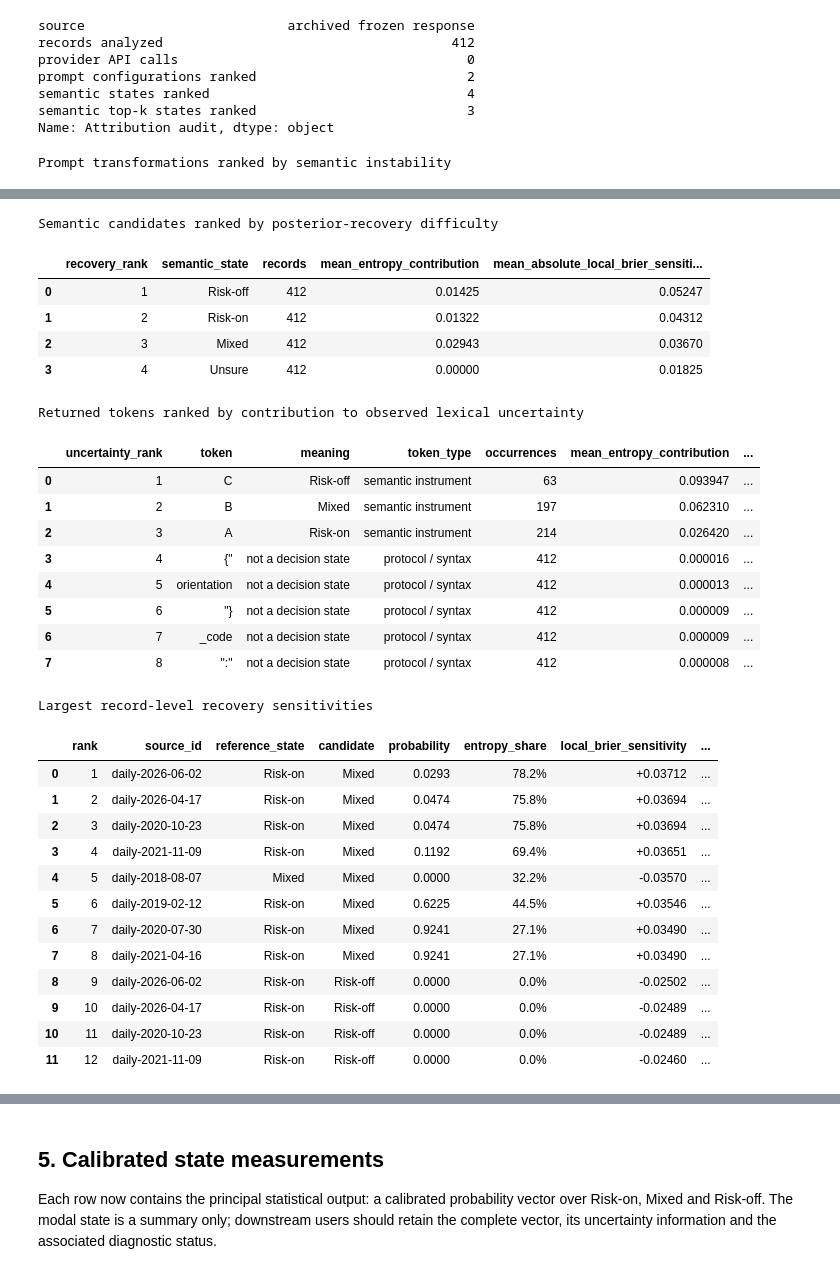
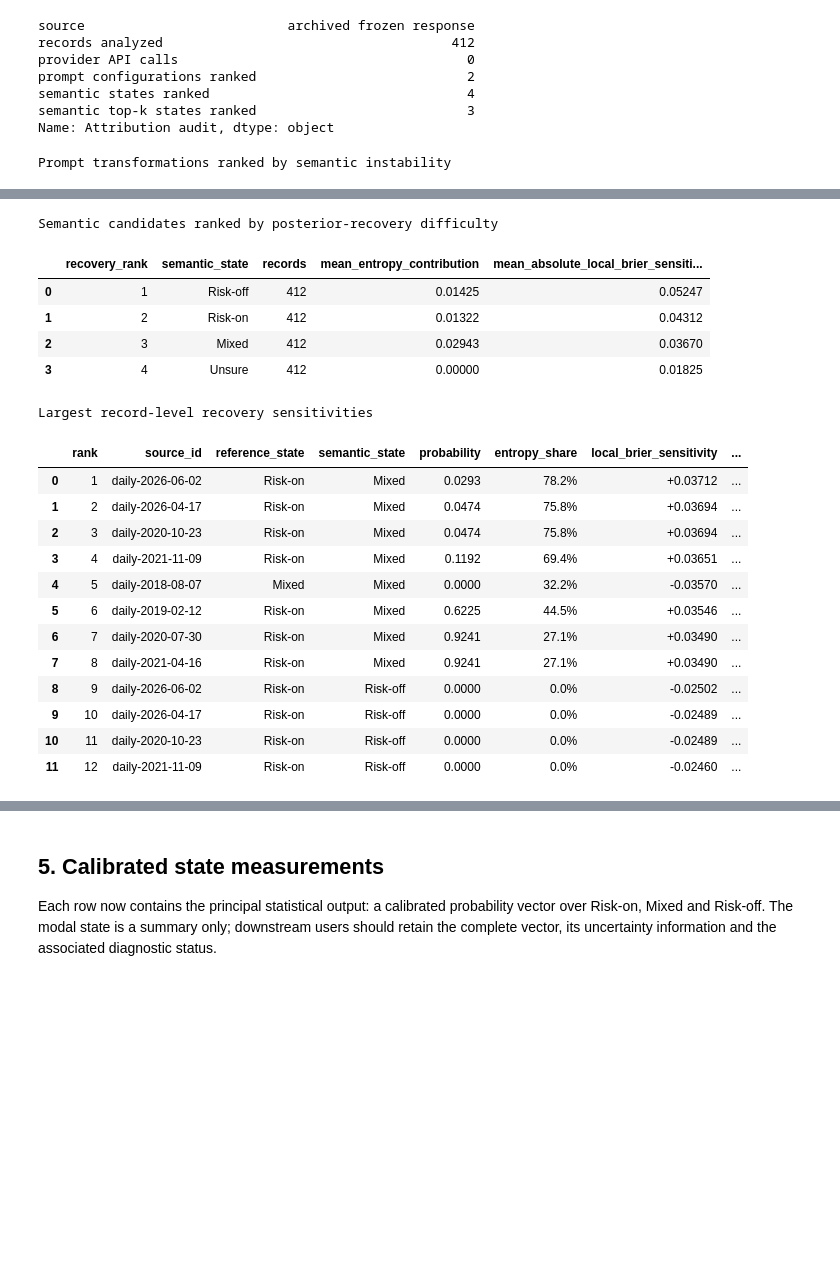
Before and after one commit to mfrdixon/BeliefLens-RSS-Reproducibility, a Jupyter notebook: examples/notebooks/finance/SPY_SGOV_public_reproduction.ipynb, the cells around one changed output, grey strips where cells are left out. Drawn from its saved outputs; the diff is of its cells as text; code cells hidden in the pictures; blank space fills up the shorter version.

```diff
--- a/examples/notebooks/finance/SPY_SGOV_public_reproduction.ipynb
+++ b/examples/notebooks/finance/SPY_SGOV_public_reproduction.ipynb
@@ -206,7 +206,6 @@ Name: Attribution audit, dtype: object
 # %%
 prompt_attribution = pd.DataFrame(attribution['rankings']['prompt_spans'])
 output_attribution = pd.DataFrame(attribution['rankings']['output_candidates'])
-topk_attribution = pd.DataFrame(attribution['rankings']['top_k_tokens'])
 mapping = attribution.get('verbalizer_mapping', {})
 output_attribution['semantic_state'] = output_attribution['candidate'].map(mapping).fillna(output_attribution['candidate'])
 semantic_output = output_attribution.drop(columns=['candidate'], errors='ignore')
@@ -216,25 +215,11 @@ recovery_by_state = semantic_output[[
 ]].sort_values('mean_absolute_local_brier_sensitivity', ascending=False).reset_index(drop=True)
 recovery_by_state.insert(0, 'recovery_rank', np.arange(1, len(recovery_by_state) + 1))
 
-token_uncertainty = topk_attribution.copy()
-token_uncertainty['token_type'] = np.where(token_uncertainty['semantic_state'].notna(), 'semantic instrument', 'protocol / syntax')
-token_uncertainty['meaning'] = token_uncertainty['semantic_state'].fillna('not a decision state')
-total_ranked_entropy = token_uncertainty['mean_entropy_contribution'].sum()
-token_uncertainty['share_of_ranked_entropy'] = np.where(
-    total_ranked_entropy > 0, token_uncertainty['mean_entropy_contribution'] / total_ranked_entropy, np.nan
-)
-token_uncertainty = token_uncertainty.sort_values('mean_entropy_contribution', ascending=False).reset_index(drop=True)
-token_uncertainty.insert(0, 'uncertainty_rank', np.arange(1, len(token_uncertainty) + 1))
-token_uncertainty = token_uncertainty[[
-    'uncertainty_rank', 'token', 'meaning', 'token_type', 'occurrences',
-    'mean_entropy_contribution', 'share_of_ranked_entropy'
-]]
-
 record_recovery = pd.DataFrame([
     {
         'source_id': record['source_id'],
         'reference_state': record['reference_state'],
-        'candidate': item['candidate'],
+        'semantic_state': mapping.get(item['candidate'], item['candidate']),
         'probability': item['probability'],
         'entropy_share': item['entropy_share'],
         'local_brier_sensitivity': item['local_brier_sensitivity'],
@@ -242,62 +227,47 @@ record_recovery = pd.DataFrame([
     }
     for record in attribution['records']
     for item in record['output_candidate_attributions']
 ]).sort_values('absolute_local_brier_sensitivity', ascending=False).head(12).reset_index(drop=True)
 record_recovery.insert(0, 'rank', np.arange(1, len(record_recovery) + 1))
 
 print('Prompt transformations ranked by semantic instability')
 display(prompt_attribution)
 print('Semantic candidates ranked by posterior-recovery difficulty')
 display(recovery_by_state.style.format({
     'mean_entropy_contribution': '{:.5f}',
     'mean_absolute_local_brier_sensitivity': '{:.5f}',
 }))
-print('Returned tokens ranked by contribution to observed lexical uncertainty')
-display(token_uncertainty.style.format({
-    'mean_entropy_contribution': '{:.6f}',
-    'share_of_ranked_entropy': '{:.1%}',
-}))
 print('Largest record-level recovery sensitivities')
 display(record_recovery.style.format({
     'probability': '{:.4f}', 'entropy_share': '{:.1%}',
     'local_brier_sensitivity': '{:+.5f}',
     'absolute_local_brier_sensitivity': '{:.5f}',
 }))
 # %% [output]
 Prompt transformations ranked by semantic instability
 |  | role | text | tokens | records | mean_js_instability | mean_brier_attribution | mean_absolute_brier_attribution |
 | 0 | prompt presentation | reordered state presentation | [reordered, state, presentation] | 172 | 0.021908 | -0.029930 | 0.097539 |
 | 1 | prompt presentation | evidence-first ordering | [evidence-first, ordering] | 172 | 0.016415 | -0.001147 | 0.063619 |
 Semantic candidates ranked by posterior-recovery difficulty
 |  | recovery_rank | semantic_state | records | mean_entropy_contribution | mean_absolute_local_brier_sensiti... |
 | 0 | 1 | Risk-off | 412 | 0.01425 | 0.05247 |
 | 1 | 2 | Risk-on | 412 | 0.01322 | 0.04312 |
 | 2 | 3 | Mixed | 412 | 0.02943 | 0.03670 |
 | 3 | 4 | Unsure | 412 | 0.00000 | 0.01825 |
-Returned tokens ranked by contribution to observed lexical uncertainty
+Largest record-level recovery sensitivities
-|  | uncertainty_rank | token | meaning | token_type | occurrences | mean_entropy_contribution | ... |
-| 0 | 1 | C | Risk-off | semantic instrument | 63 | 0.093947 | ... |
-| 1 | 2 | B | Mixed | semantic instrument | 197 | 0.062310 | ... |
-| 2 | 3 | A | Risk-on | semantic instrument | 214 | 0.026420 | ... |
-| 3 | 4 | {" | not a decision state | protocol / syntax | 412 | 0.000016 | ... |
-| 4 | 5 | orientation | not a decision state | protocol / syntax | 412 | 0.000013 | ... |
-| 5 | 6 | "} | not a decision state | protocol / syntax | 412 | 0.000009 | ... |
-| 6 | 7 | _code | not a decision state | protocol / syntax | 412 | 0.000009 | ... |
-| 7 | 8 | ":" | not a decision state | protocol / syntax | 412 | 0.000008 | ... |
+|  | rank | source_id | reference_state | semantic_state | probability | entropy_share | local_brier_sensitivity | ... |
+| 0 | 1 | daily-2026-06-02 | Risk-on | Mixed | 0.0293 | 78.2% | +0.03712 | ... |
+| 1 | 2 | daily-2026-04-17 | Risk-on | Mixed | 0.0474 | 75.8% | +0.03694 | ... |
+| 2 | 3 | daily-2020-10-23 | Risk-on | Mixed | 0.0474 | 75.8% | +0.03694 | ... |
+| 3 | 4 | daily-2021-11-09 | Risk-on | Mixed | 0.1192 | 69.4% | +0.03651 | ... |
+| 4 | 5 | daily-2018-08-07 | Mixed | Mixed | 0.0000 | 32.2% | -0.03570 | ... |
+| 5 | 6 | daily-2019-02-12 | Risk-on | Mixed | 0.6225 | 44.5% | +0.03546 | ... |
+| 6 | 7 | daily-2020-07-30 | Risk-on | Mixed | 0.9241 | 27.1% | +0.03490 | ... |
+| 7 | 8 | daily-2021-04-16 | Risk-on | Mixed | 0.9241 | 27.1% | +0.03490 | ... |
+| 8 | 9 | daily-2026-06-02 | Risk-on | Risk-off | 0.0000 | 0.0% | -0.02502 | ... |
+| 9 | 10 | daily-2026-04-17 | Risk-on | Risk-off | 0.0000 | 0.0% | -0.02489 | ... |
+| 10 | 11 | daily-2020-10-23 | Risk-on | Risk-off | 0.0000 | 0.0% | -0.02489 | ... |
+| 11 | 12 | daily-2021-11-09 | Risk-on | Risk-off | 0.0000 | 0.0% | -0.02460 | ... |
-Largest record-level recovery sensitivities
-|  | rank | source_id | reference_state | candidate | probability | entropy_share | local_brier_sensitivity | ... |
-| 0 | 1 | daily-2026-06-02 | Risk-on | Mixed | 0.0293 | 78.2% | +0.03712 | ... |
-| 1 | 2 | daily-2026-04-17 | Risk-on | Mixed | 0.0474 | 75.8% | +0.03694 | ... |
-| 2 | 3 | daily-2020-10-23 | Risk-on | Mixed | 0.0474 | 75.8% | +0.03694 | ... |
-| 3 | 4 | daily-2021-11-09 | Risk-on | Mixed | 0.1192 | 69.4% | +0.03651 | ... |
-| 4 | 5 | daily-2018-08-07 | Mixed | Mixed | 0.0000 | 32.2% | -0.03570 | ... |
-| 5 | 6 | daily-2019-02-12 | Risk-on | Mixed | 0.6225 | 44.5% | +0.03546 | ... |
-| 6 | 7 | daily-2020-07-30 | Risk-on | Mixed | 0.9241 | 27.1% | +0.03490 | ... |
-| 7 | 8 | daily-2021-04-16 | Risk-on | Mixed | 0.9241 | 27.1% | +0.03490 | ... |
-| 8 | 9 | daily-2026-06-02 | Risk-on | Risk-off | 0.0000 | 0.0% | -0.02502 | ... |
-| 9 | 10 | daily-2026-04-17 | Risk-on | Risk-off | 0.0000 | 0.0% | -0.02489 | ... |
-| 10 | 11 | daily-2020-10-23 | Risk-on | Risk-off | 0.0000 | 0.0% | -0.02489 | ... |
-| 11 | 12 | daily-2021-11-09 | Risk-on | Risk-off | 0.0000 | 0.0% | -0.02460 | ... |
 # %%
 import matplotlib.pyplot as plt
 
```
Also changed, not shown: parts of 4 cells of this notebook, 3 other files.
